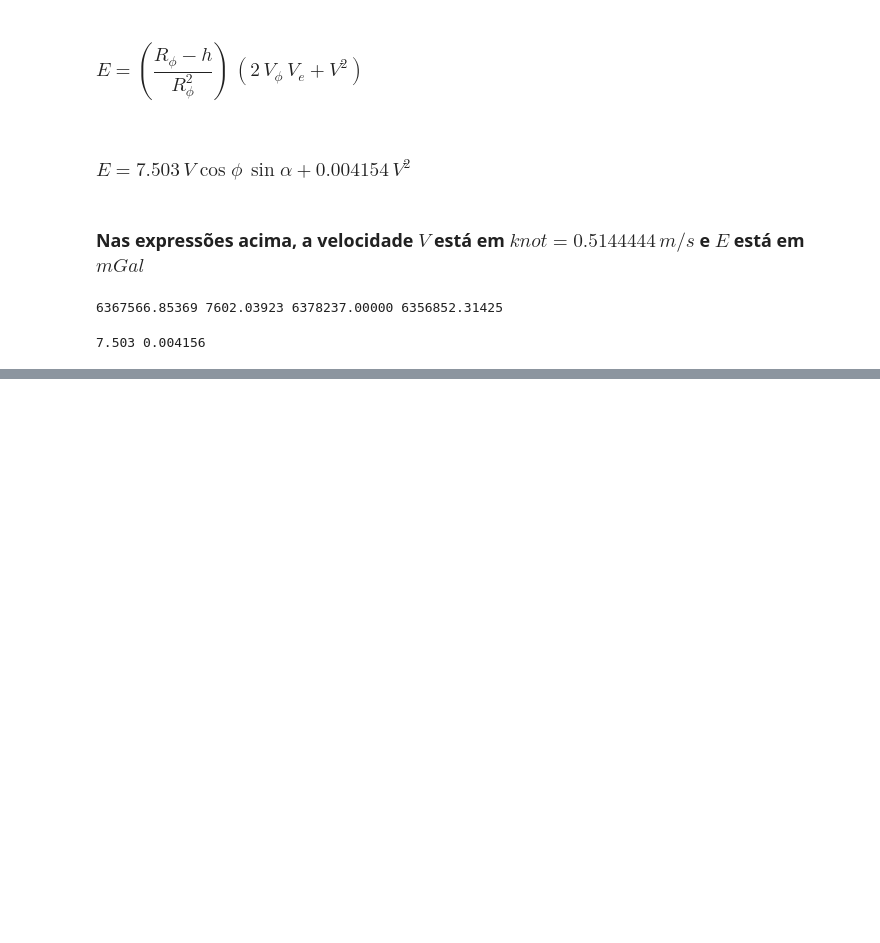
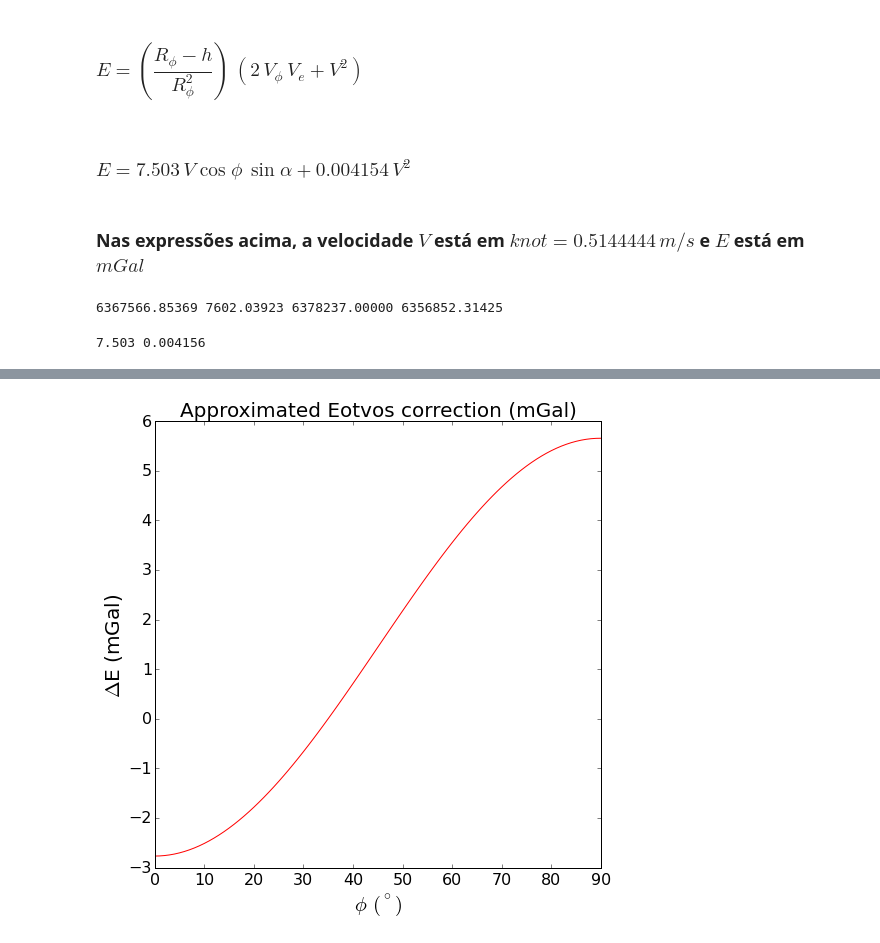
Before and after one commit to birocoles/Disciplina-metodos-potenciais, a Jupyter notebook: Aulas/Correcao_Eotvos/correcao_eotvos.ipynb, the cells around one changed output, grey strips where cells are left out. Saved outputs shown, nothing was run; the diff lists cells and outputs as text; code cells hidden in the pictures; blank space fills up the shorter version.

Commit message:
aula sobre correcao ded eotvos

```diff
--- a/Aulas/Correcao_Eotvos/correcao_eotvos.ipynb
+++ b/Aulas/Correcao_Eotvos/correcao_eotvos.ipynb
@@ -128,0 +134,13 @@ plt.show()
+# %%
+plt.close('all')
+plt.figure(figsize=(8,8))
+plt.title('Approximated Eotvos correction (mGal)', fontsize=20)
+plt.plot(lat,E2-Eh2,'r-')
+plt.xticks(fontsize=16)
+plt.yticks(fontsize=16)
+plt.xlabel('$\\phi \, (^{\circ})$', fontsize=20)
+plt.ylabel('$\Delta$E (mGal)', fontsize=20)
+plt.legend(loc='best', fontsize=20)
+plt.show()
+# %% [output]
+[figure, added]
```
Also changed, not shown: parts of 4 cells of this notebook.
